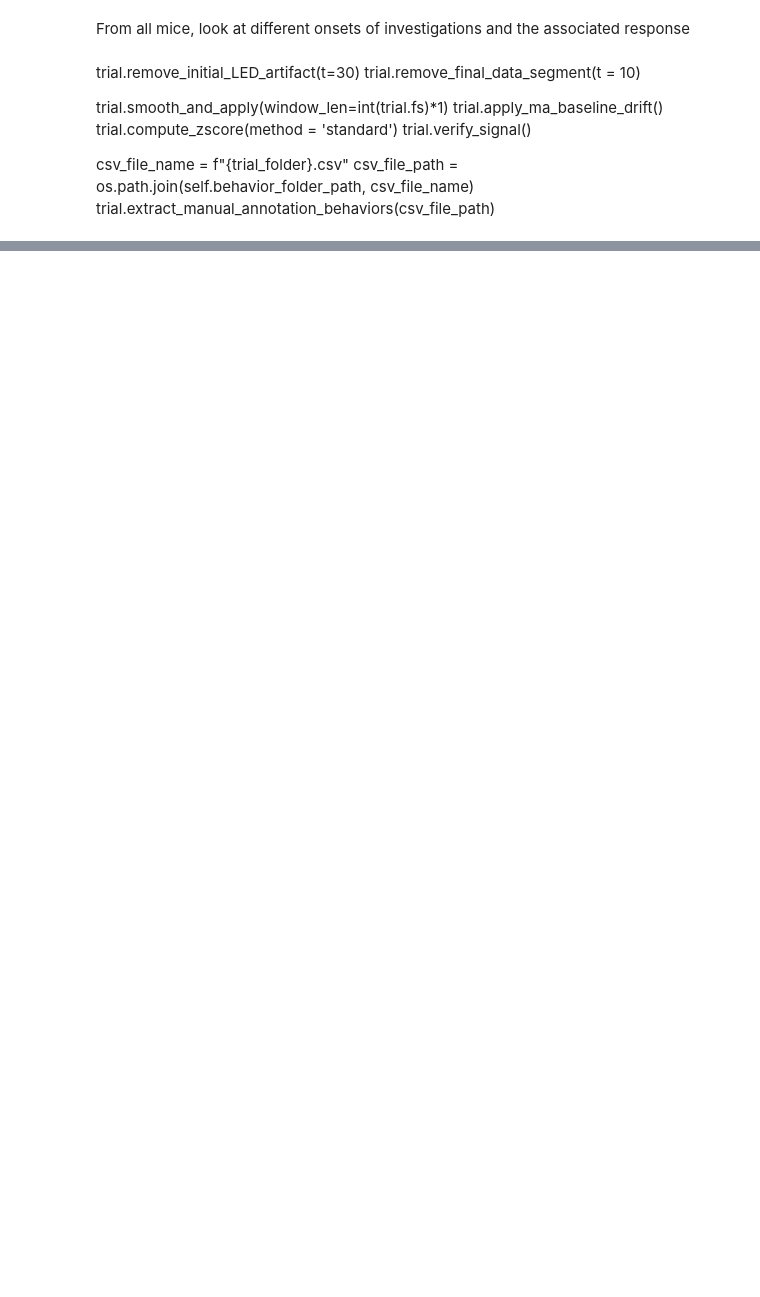
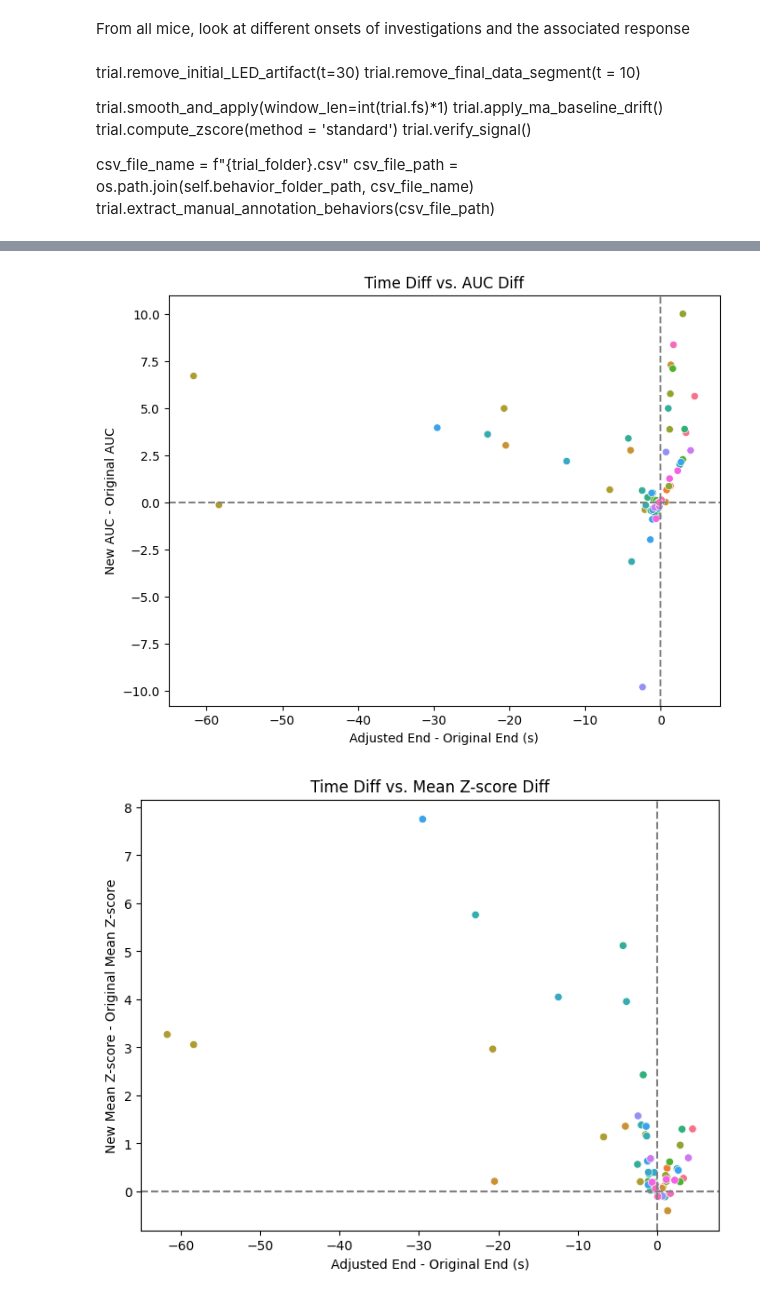
Before and after one commit to padillacoreanolab/Fiber_Photometry, a Jupyter notebook: DA_avg_exploration/bout_lengths.ipynb, the cells around one changed output, grey strips where cells are left out. Saved outputs shown, nothing was run; the diff lists cells and outputs as text; code cells hidden in the pictures; blank space fills up the shorter version.

```diff
--- a/DA_avg_exploration/bout_lengths.ipynb
+++ b/DA_avg_exploration/bout_lengths.ipynb
@@ -65,0 +179,37 @@ nn5.behaviors.head()
+# %%
+import seaborn as sns
+import matplotlib.pyplot as plt
+
+# 1. Create difference columns
+#    - time_diff < 0 => bout got shorter
+#    - time_diff > 0 => bout got longer
+final_changed_df["time_diff"] = final_changed_df["Adjusted End"] - final_changed_df["Original End"]
+final_changed_df["auc_diff"] = final_changed_df["AUC"] - final_changed_df["OG_AUC"]
+final_changed_df["mean_diff"] = final_changed_df["Mean Z-score"] - final_changed_df["OG_Mean Z-score"]
+
+# 2. Plot time_diff vs. auc_diff
+plt.figure(figsize=(8, 6))
+sns.scatterplot(data=final_changed_df, x="time_diff", y="auc_diff", hue="Subject")
+plt.axhline(0, color='gray', linestyle='--')
+plt.axvline(0, color='gray', linestyle='--')
+plt.title("Time Diff vs. AUC Diff")
+plt.xlabel("Adjusted End - Original End (s)")
+plt.ylabel("New AUC - Original AUC")
+plt.legend([], [], frameon=False)  # Remove legend
+
+plt.show()
+
+# 3. Plot time_diff vs. mean_diff
+plt.figure(figsize=(8, 6))
+sns.scatterplot(data=final_changed_df, x="time_diff", y="mean_diff", hue="Subject")
+plt.axhline(0, color='gray', linestyle='--')
+plt.axvline(0, color='gray', linestyle='--')
+plt.title("Time Diff vs. Mean Z-score Diff")
+plt.xlabel("Adjusted End - Original End (s)")
+plt.ylabel("New Mean Z-score - Original Mean Z-score")
+plt.legend([], [], frameon=False)  # Remove legend
+
+plt.show()
+# %% [output]
+[figure, added]
+[figure, added]
```
Also changed, not shown: parts of 15 cells of this notebook, 3 other files.
